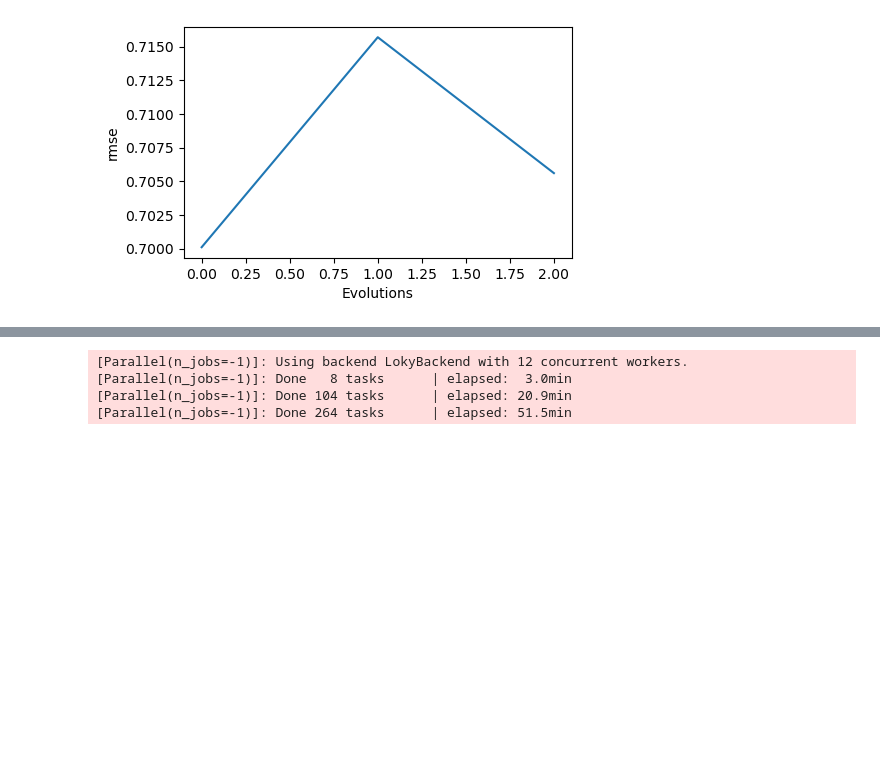
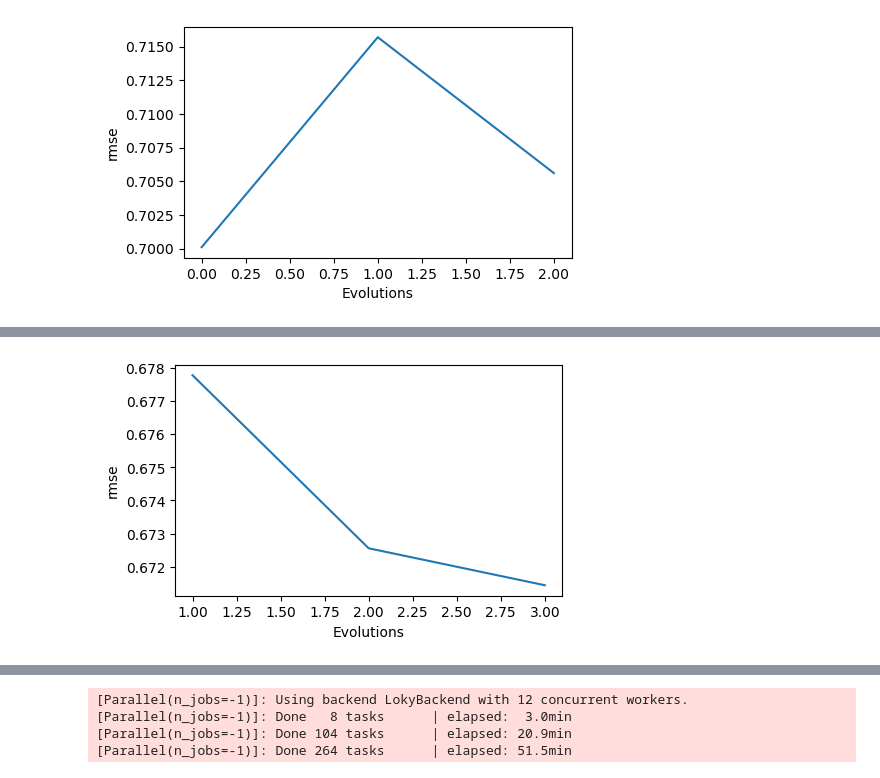
Before and after one commit to BorisLeung/stat3009, a Jupyter notebook: project/svdpp.ipynb, the cells around one changed output, grey strips where cells are left out. Saved outputs shown, nothing was run; the diff lists cells and outputs as text; code cells hidden in the pictures; blank space fills up the shorter version.

```diff
--- a/project/svdpp.ipynb
+++ b/project/svdpp.ipynb
@@ -549,3 +549,38 @@ RUNNING EVOLUTION 2
 evo_elite.plot_errors()
 # %% [output]
 [figure]
+# %%
+# !!!
+# Evolution on 4 folds
+from evolution import Evolution
+
+import numpy as np
+from surprise import SVDpp
+
+param_grid = {
+    "n_factors": [1],
+    "cache_ratings": [True],
+    "n_epochs": [350],
+    "lr_all": np.arange(0.001, 0.101, 0.001),
+    "reg_all": np.arange(0.001, 0.991, 0.001),
+    "reg_bu": [0],
+    "reg_bi": [0],
+}
+const_params = {
+    "cache_ratings": [True],
+    "n_epochs": [350],
+    "n_factors": [1],
+    "reg_bu": [0],
+    "reg_bi": [0],
+}
+int_params = []
+
+evo_cv4 = Evolution(
+    SVDpp,
+    param_grid,
+    int_dist=int_params,
+    const_params=const_params,
+    model_suffix="_cv4",
+)
+
+evo_cv4.evolve(data, 3, 0.1, 500, 4)
@@ -551,0 +630,4 @@ evo_elite.plot_errors()
+# %%
+evo_cv4.plot_errors()
+# %% [output]
+[figure, added]
```
Also changed, not shown: parts of 7 cells of this notebook, 38 other files.
